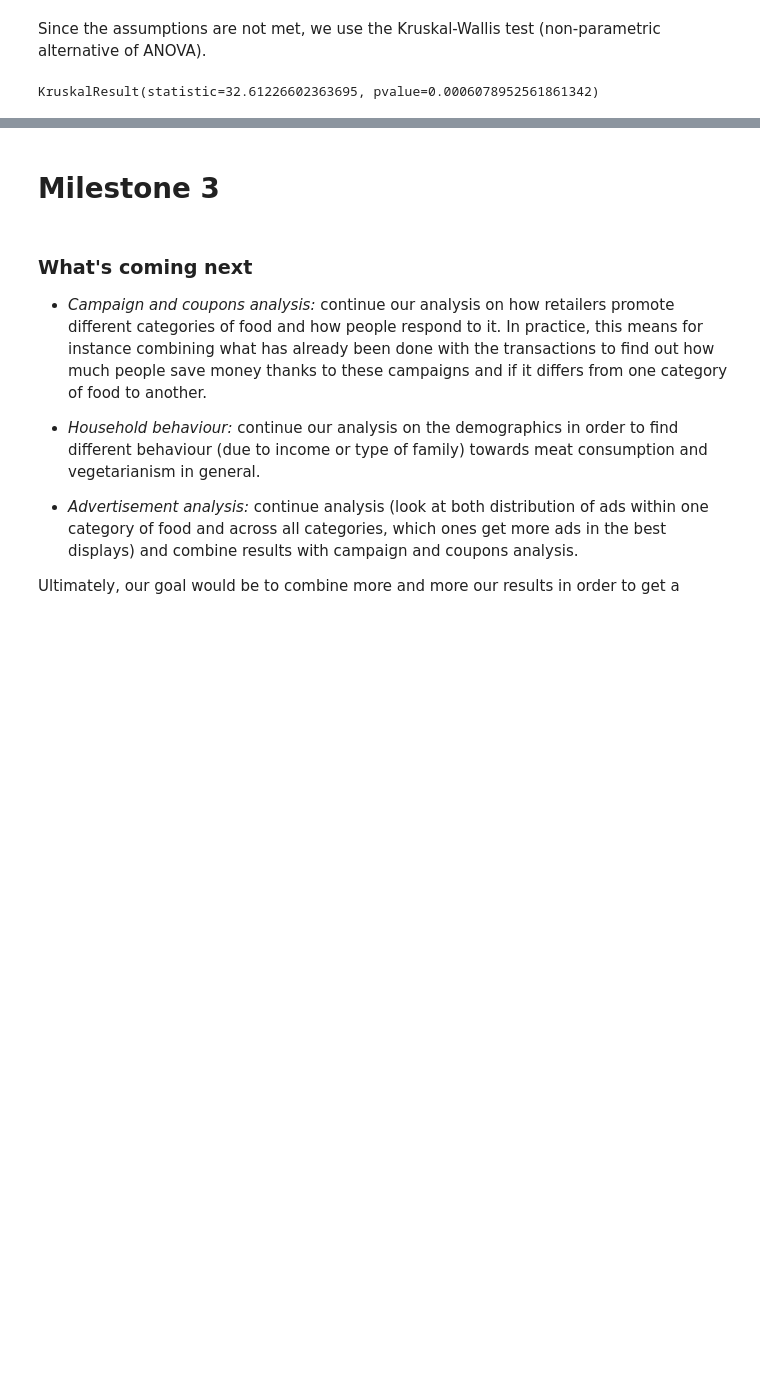
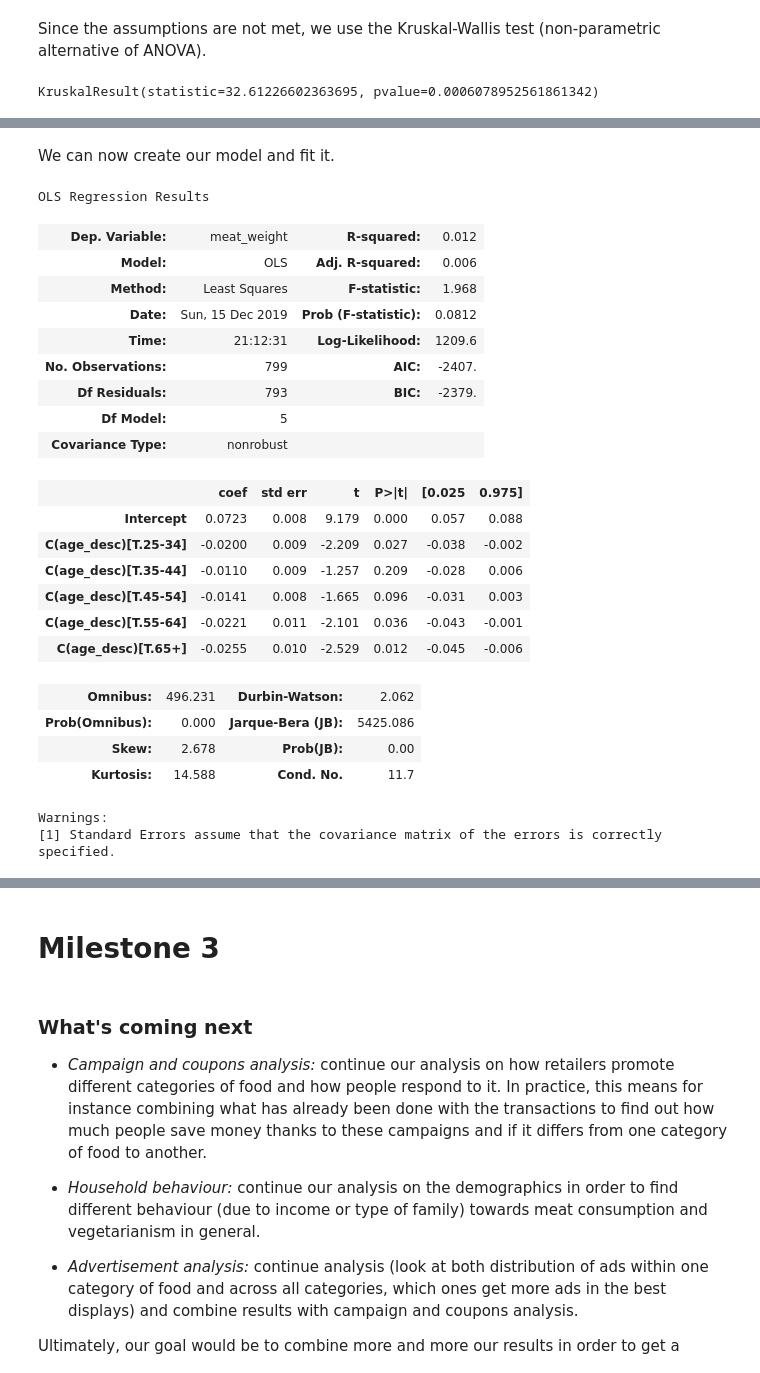
Before and after one commit to whateverforever/ada-2019-project, a Jupyter notebook: data_analysis.ipynb, the cells around one changed output, grey strips where cells are left out. Saved outputs shown, nothing was run; the diff lists cells and outputs as text; code cells hidden in the pictures; blank space fills up the shorter version.

```diff
--- a/data_analysis.ipynb
+++ b/data_analysis.ipynb
@@ -1779,0 +1851,30 @@ KruskalResult(statistic=32.61226602363695, pvalue=0.0006078952561861342)
+# %% [markdown]
+We can now create our model and fit it.
+# %%
+model_age = ols('meat_weight ~ C(age_desc)', data=data_age)
+results_age = model_age.fit()
+results_age.summary()
+# %% [output]
+OLS Regression Results
+| Dep. Variable: | meat_weight | R-squared: | 0.012 |
+| Model: | OLS | Adj. R-squared: | 0.006 |
+| Method: | Least Squares | F-statistic: | 1.968 |
+| Date: | Sun, 15 Dec 2019 | Prob (F-statistic): | 0.0812 |
+| Time: | 21:12:31 | Log-Likelihood: | 1209.6 |
+| No. Observations: | 799 | AIC: | -2407. |
+| Df Residuals: | 793 | BIC: | -2379. |
+| Df Model: | 5 |  |  |
+| Covariance Type: | nonrobust |  |  |
+|  | coef | std err | t | P>|t| | [0.025 | 0.975] |
+| Intercept | 0.0723 | 0.008 | 9.179 | 0.000 | 0.057 | 0.088 |
+| C(age_desc)[T.25-34] | -0.0200 | 0.009 | -2.209 | 0.027 | -0.038 | -0.002 |
+| C(age_desc)[T.35-44] | -0.0110 | 0.009 | -1.257 | 0.209 | -0.028 | 0.006 |
+| C(age_desc)[T.45-54] | -0.0141 | 0.008 | -1.665 | 0.096 | -0.031 | 0.003 |
+| C(age_desc)[T.55-64] | -0.0221 | 0.011 | -2.101 | 0.036 | -0.043 | -0.001 |
+| C(age_desc)[T.65+] | -0.0255 | 0.010 | -2.529 | 0.012 | -0.045 | -0.006 |
+| Omnibus: | 496.231 | Durbin-Watson: | 2.062 |
+| Prob(Omnibus): | 0.000 | Jarque-Bera (JB): | 5425.086 |
+| Skew: | 2.678 | Prob(JB): | 0.00 |
+| Kurtosis: | 14.588 | Cond. No. | 11.7 |
+Warnings:
+[1] Standard Errors assume that the covariance matrix of the errors is correctly specified.
```
Also changed, not shown: parts of 32 cells of this notebook.
